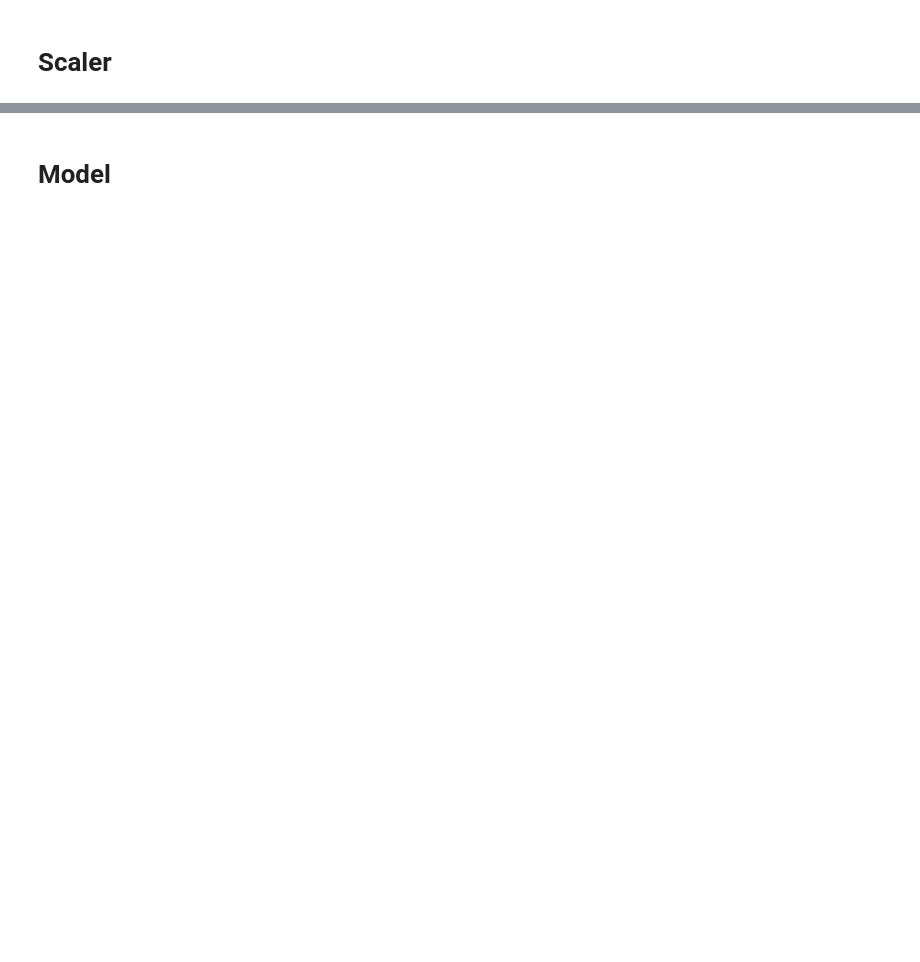
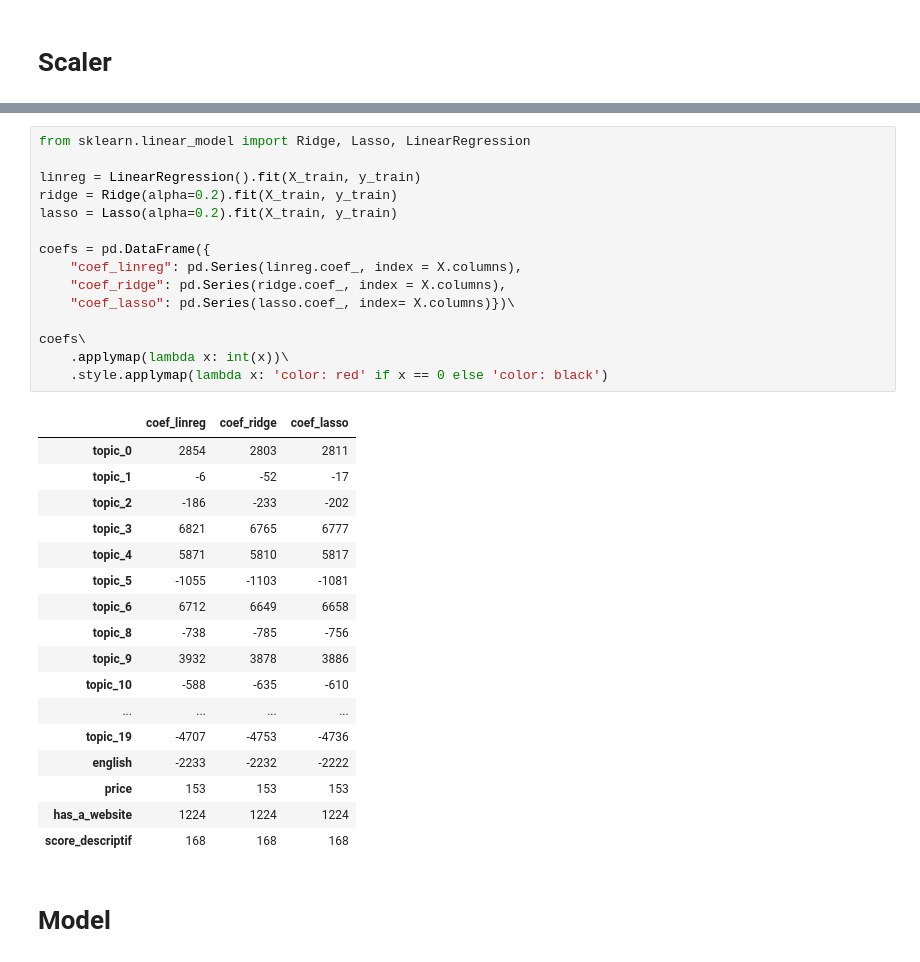
Before and after one commit to Rvanelven/steamator, a Jupyter notebook: notebooks/etienne_#?_test_model_indé_small.ipynb, the cells around one changed output, grey strips where cells are left out. Cells and saved outputs as stored; diff of their text form; blank space fills up the shorter version.

```diff
--- a/notebooks/etienne.test.model.ipynb
+++ b/notebooks/etienne_#?_test_model_indé_small.ipynb
@@ -153,3 +160,36 @@ array([[-0.28809585, -0.25319096, -0.25335173, ..., -0.481478  ,
+# %%
+from sklearn.linear_model import Ridge, Lasso, LinearRegression
+
+linreg = LinearRegression().fit(X_train, y_train)
+ridge = Ridge(alpha=0.2).fit(X_train, y_train)
+lasso = Lasso(alpha=0.2).fit(X_train, y_train)
+
+coefs = pd.DataFrame({
+    "coef_linreg": pd.Series(linreg.coef_, index = X.columns),
+    "coef_ridge": pd.Series(ridge.coef_, index = X.columns),
+    "coef_lasso": pd.Series(lasso.coef_, index= X.columns)})\
+
+coefs\
+    .applymap(lambda x: int(x))\
+    .style.applymap(lambda x: 'color: red' if x == 0 else 'color: black')
+# %% [output]
+|  | coef_linreg | coef_ridge | coef_lasso |
+| topic_0 | 2854 | 2803 | 2811 |
+| topic_1 | -6 | -52 | -17 |
+| topic_2 | -186 | -233 | -202 |
+| topic_3 | 6821 | 6765 | 6777 |
+| topic_4 | 5871 | 5810 | 5817 |
+| topic_5 | -1055 | -1103 | -1081 |
+| topic_6 | 6712 | 6649 | 6658 |
+| topic_8 | -738 | -785 | -756 |
+| topic_9 | 3932 | 3878 | 3886 |
+| topic_10 | -588 | -635 | -610 |
+| ... | ... | ... | ... |
+| topic_19 | -4707 | -4753 | -4736 |
+| english | -2233 | -2232 | -2222 |
+| price | 153 | 153 | 153 |
+| has_a_website | 1224 | 1224 | 1224 |
+| score_descriptif | 168 | 168 | 168 |
 # %% [markdown]
 # Model
 # %%
```
Also changed, not shown: parts of 13 cells of this notebook, 7 other files.
